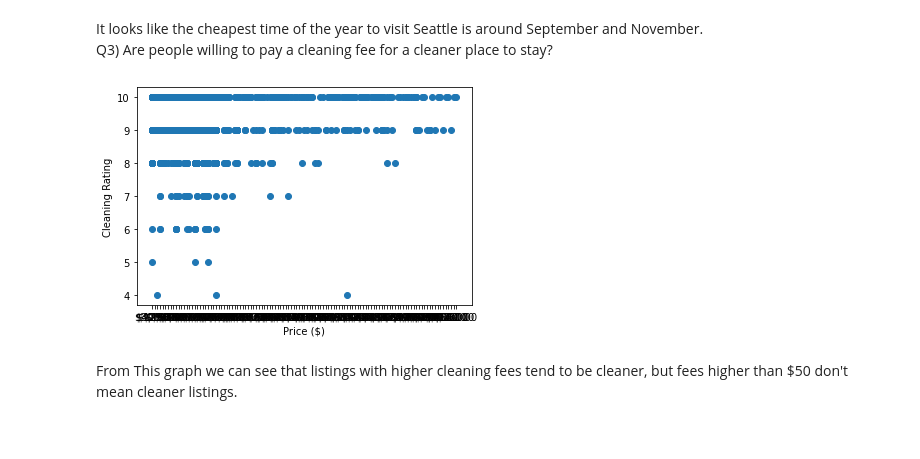
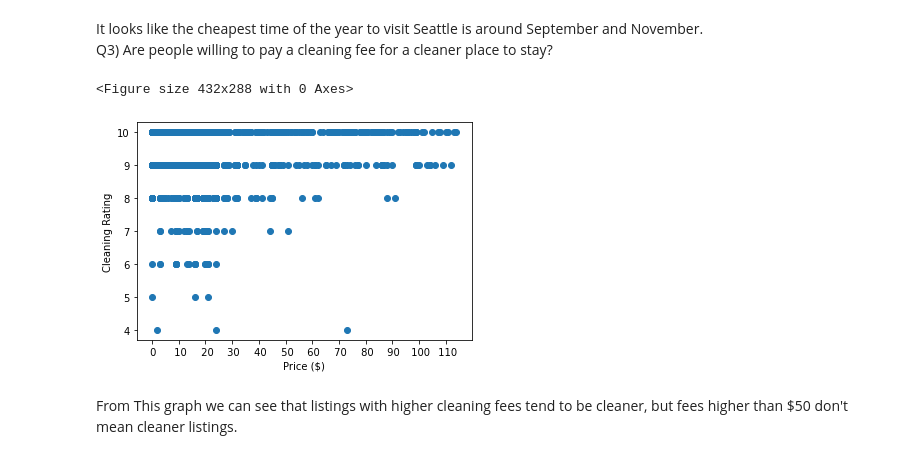
Before and after one commit to Alnamkani/Udacity-Pro1, a Jupyter notebook: Pro1.ipynb, the cells around one changed output. Cells and saved outputs as stored; diff of their text form; code cells hidden in the pictures.

```diff
--- a/Pro1.ipynb
+++ b/Pro1.ipynb
@@ -145,11 +148,18 @@ fee_review_full = fee_review_full.dropna(subset=['review_scores_cleanliness'], h
 # %%
 x = fee_review_full['cleaning_fee']
 y = fee_review_full['review_scores_cleanliness']
-plt.locator_params(axis='x', nbins=2)
-plt.xlabel("Price ($)")
-plt.ylabel("Cleaning Rating")
+# plt.locator_params(axis='x', nbins=2)
+# plt.xlabel("Price ($)")
+# plt.ylabel("Cleaning Rating")
+plt.clf()
+fig, ax = plt.subplots()
+ax.xaxis.set_major_locator(MultipleLocator(10))
+ax.xaxis.set_major_formatter(FormatStrFormatter('% 1.0f'))
+ax.set_xlabel("Price ($)")
+ax.set_ylabel("Cleaning Rating")
 plt.scatter(x, y);
 # %% [output]
+<Figure size 432x288 with 0 Axes>
-[figure, old version]
+[figure, new version]
 # %% [markdown]
 From This graph we can see that listings with higher cleaning fees tend to be cleaner, but fees higher than $50 don't mean cleaner listings.
```
Also changed, not shown: parts of 1 cell of this notebook.
